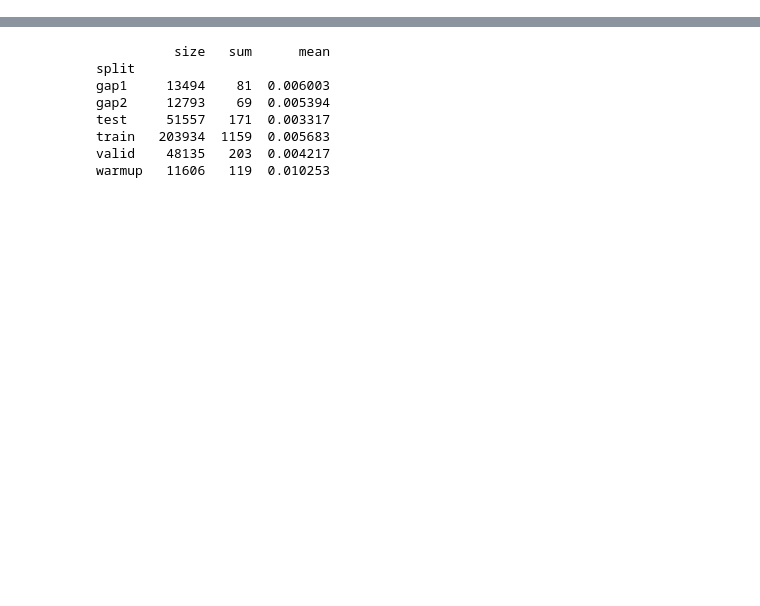
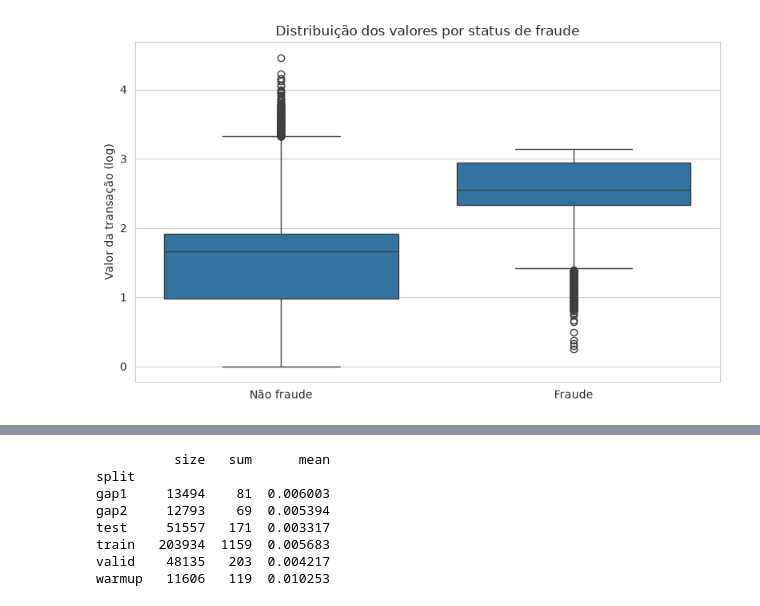
Before and after one commit to bmservilha/nuvemshop_case, a Jupyter notebook: notebooks/1_EDA.ipynb, the cells around one changed output, grey strips where cells are left out. Saved outputs shown, nothing was run; the diff lists cells and outputs as text; code cells hidden in the pictures; blank space fills up the shorter version.

Commit message:
avancos EDA e data_prep

```diff
--- a/notebooks/1_EDA.ipynb
+++ b/notebooks/1_EDA.ipynb
@@ -47,2 +219,0 @@ raw.tail()
-# %%
-raw["year_month"] = pd.to_datetime(raw["created_at"], utc=True).dt.strftime("%Y-%m")
@@ -94,0 +282,5 @@ plt.show()
+# %%
+raw['amount'] = pd.to_numeric(
+    raw["amount"].astype(str).str.replace(",", ".", regex=False)
+)
+raw['log_amount'] = np.log10(raw['amount'],)
@@ -94,0 +324,13 @@ plt.show()
+# %%
+fig, ax = plt.subplots(figsize=(8, 5))
+
+sns.boxplot(data=raw, x="is_fraud", y="log_amount", ax=ax)
+ax.set_xticks([0, 1], ["Não fraude", "Fraude"])
+ax.set_xlabel("")
+ax.set_ylabel("Valor da transação (log)")
+ax.set_title("Distribuição dos valores por status de fraude")
+
+plt.tight_layout()
+plt.show()
+# %% [output]
+[figure, added]
```
Also changed, not shown: parts of 50 cells of this notebook, 2 other files.
